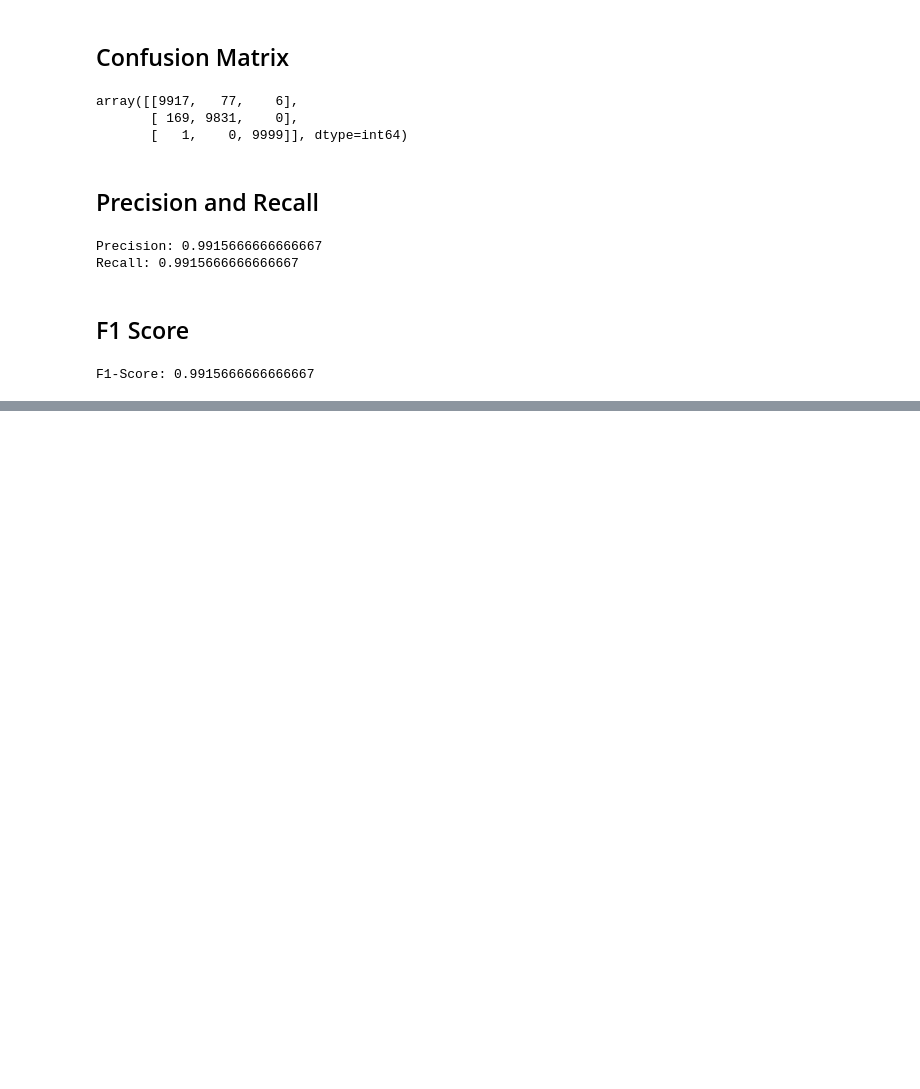
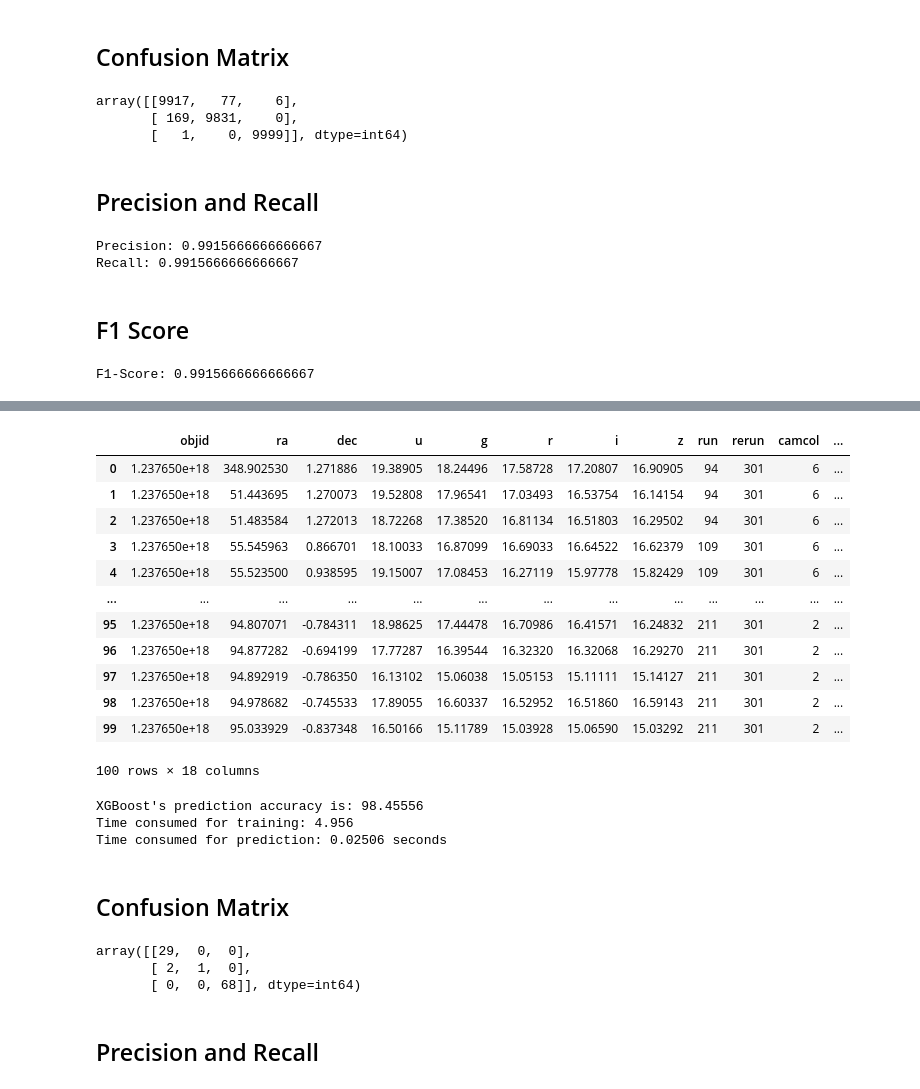
Before and after one commit to Grumpy-Monk-1729/DM-Project, a Jupyter notebook: Xgboost.ipynb, the cells around one changed output, grey strips where cells are left out. Drawn from its saved outputs; the diff is of its cells as text; code cells hidden in the pictures; blank space fills up the shorter version.

Commit message:
XGBoost with DR17 Evaluation

```diff
--- a/Xgboost.ipynb
+++ b/Xgboost.ipynb
@@ -463,0 +482,3 @@ F1-Score: 0.9915666666666667
+# %%
+sdss_df = pd.read_csv('Test/Dr17.csv', skiprows=0)
+sdss_df.head()
@@ -463,0 +492,23 @@ F1-Score: 0.9915666666666667
+# %%
+sdss_df_fe = sdss_df
+
+# encode class labels to integers
+le = LabelEncoder()
+y_encoded = le.fit_transform(sdss_df_fe['class'])
+sdss_df_fe['class'] = y_encoded
+
+sdss_df_fe
+# %% [output]
+|  | objid | ra | dec | u | g | r | i | z | run | rerun | camcol | ... |
+| 0 | 1.237650e+18 | 348.902530 | 1.271886 | 19.38905 | 18.24496 | 17.58728 | 17.20807 | 16.90905 | 94 | 301 | 6 | ... |
+| 1 | 1.237650e+18 | 51.443695 | 1.270073 | 19.52808 | 17.96541 | 17.03493 | 16.53754 | 16.14154 | 94 | 301 | 6 | ... |
+| 2 | 1.237650e+18 | 51.483584 | 1.272013 | 18.72268 | 17.38520 | 16.81134 | 16.51803 | 16.29502 | 94 | 301 | 6 | ... |
+| 3 | 1.237650e+18 | 55.545963 | 0.866701 | 18.10033 | 16.87099 | 16.69033 | 16.64522 | 16.62379 | 109 | 301 | 6 | ... |
+| 4 | 1.237650e+18 | 55.523500 | 0.938595 | 19.15007 | 17.08453 | 16.27119 | 15.97778 | 15.82429 | 109 | 301 | 6 | ... |
+| ... | ... | ... | ... | ... | ... | ... | ... | ... | ... | ... | ... | ... |
+| 95 | 1.237650e+18 | 94.807071 | -0.784311 | 18.98625 | 17.44478 | 16.70986 | 16.41571 | 16.24832 | 211 | 301 | 2 | ... |
+| 96 | 1.237650e+18 | 94.877282 | -0.694199 | 17.77287 | 16.39544 | 16.32320 | 16.32068 | 16.29270 | 211 | 301 | 2 | ... |
+| 97 | 1.237650e+18 | 94.892919 | -0.786350 | 16.13102 | 15.06038 | 15.05153 | 15.11111 | 15.14127 | 211 | 301 | 2 | ... |
+| 98 | 1.237650e+18 | 94.978682 | -0.745533 | 17.89055 | 16.60337 | 16.52952 | 16.51860 | 16.59143 | 211 | 301 | 2 | ... |
+| 99 | 1.237650e+18 | 95.033929 | -0.837348 | 16.50166 | 15.11789 | 15.03928 | 15.06590 | 15.03292 | 211 | 301 | 2 | ... |
+100 rows × 18 columns
@@ -463,0 +518,30 @@ F1-Score: 0.9915666666666667
+# %%
+xgb = XGBClassifier(params,n_estimators=100, eval_metric='mlogloss')
+training_start = time.perf_counter()
+xgb.fit(X_train, y_train)
+training_end = time.perf_counter()
+prediction_start = time.perf_counter()
+preds = xgb.predict(X_test)
+prediction_end = time.perf_counter()
+acc_xgb = (preds == y_test).sum().astype(float) / len(preds)*100
+xgb_train_time = training_end-training_start
+xgb_prediction_time = prediction_end-prediction_start
+print("XGBoost's prediction accuracy is: %3.5f" % (acc_xgb))
+print("Time consumed for training: %4.3f" % (xgb_train_time))
+print("Time consumed for prediction: %6.5f seconds" % (xgb_prediction_time))
+# %% [output]
+XGBoost's prediction accuracy is: 98.45556
+Time consumed for training: 4.956
+Time consumed for prediction: 0.02506 seconds
+# %% [markdown]
+## Confusion Matrix
+# %%
+sdss = sdss_df
+predictions = cross_val_predict(xgb, sdss.drop('class', axis=1), sdss['class'], cv=3)
+confusion_matrix(sdss['class'], predictions)
+# %% [output]
+array([[29,  0,  0],
+       [ 2,  1,  0],
+       [ 0,  0, 68]], dtype=int64)
+# %% [markdown]
+## Precision and Recall
```
Also changed, not shown: parts of 12 cells of this notebook, 5 other files.
